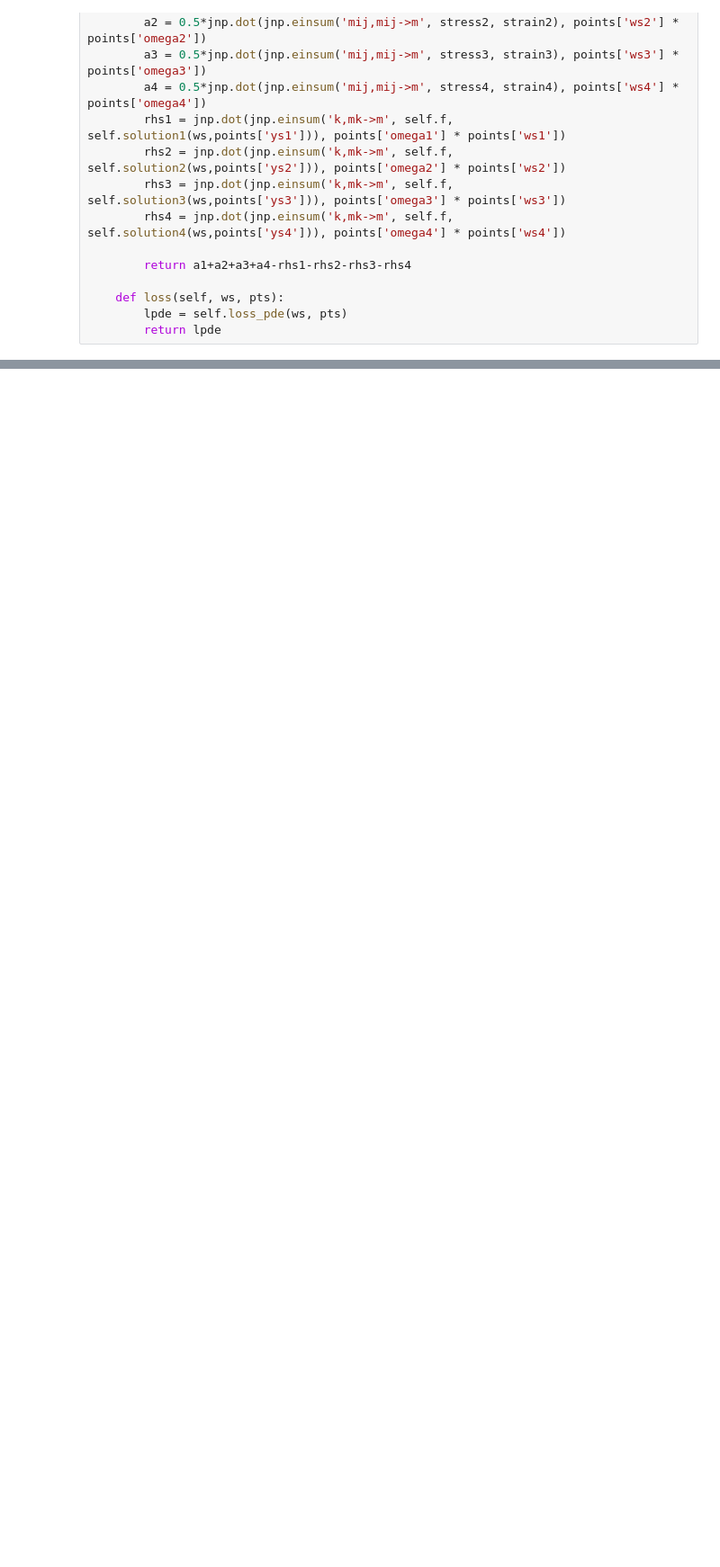
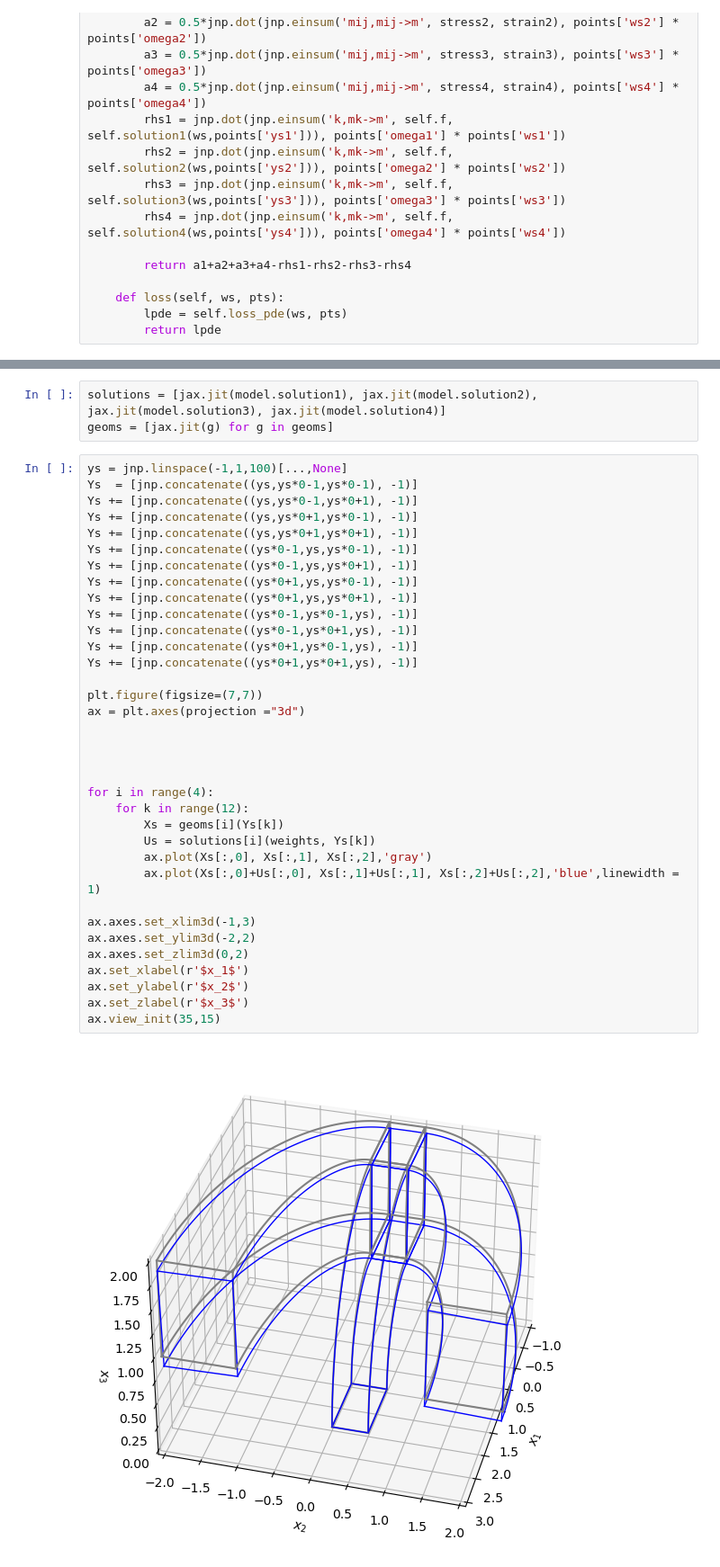
Before and after one commit to ion-g-ion/PINNs, a Jupyter notebook: elastostatics_3d.ipynb, the cells around one changed output, grey strips where cells are left out. Shown at 90% size. Saved outputs shown, nothing was run; the diff lists cells and outputs as text; blank space fills up the shorter version.

```diff
--- a/elastostatics_3d.ipynb
+++ b/elastostatics_3d.ipynb
@@ -593,0 +542,40 @@ model.weights_unravel(w0)
+# %%
+solutions = [jax.jit(model.solution1), jax.jit(model.solution2), jax.jit(model.solution3), jax.jit(model.solution4)]
+geoms = [jax.jit(g) for g in geoms]
+# %%
+ys = jnp.linspace(-1,1,100)[...,None]
+Ys  = [jnp.concatenate((ys,ys*0-1,ys*0-1), -1)]
+Ys += [jnp.concatenate((ys,ys*0-1,ys*0+1), -1)]
+Ys += [jnp.concatenate((ys,ys*0+1,ys*0-1), -1)]
+Ys += [jnp.concatenate((ys,ys*0+1,ys*0+1), -1)]
+Ys += [jnp.concatenate((ys*0-1,ys,ys*0-1), -1)]
+Ys += [jnp.concatenate((ys*0-1,ys,ys*0+1), -1)]
+Ys += [jnp.concatenate((ys*0+1,ys,ys*0-1), -1)]
+Ys += [jnp.concatenate((ys*0+1,ys,ys*0+1), -1)]
+Ys += [jnp.concatenate((ys*0-1,ys*0-1,ys), -1)]
+Ys += [jnp.concatenate((ys*0-1,ys*0+1,ys), -1)]
+Ys += [jnp.concatenate((ys*0+1,ys*0-1,ys), -1)]
+Ys += [jnp.concatenate((ys*0+1,ys*0+1,ys), -1)]
+
+plt.figure(figsize=(7,7))
+ax = plt.axes(projection ="3d")
+
+
+
+
+for i in range(4):
+    for k in range(12):
+        Xs = geoms[i](Ys[k])
+        Us = solutions[i](weights, Ys[k])
+        ax.plot(Xs[:,0], Xs[:,1], Xs[:,2],'gray')
+        ax.plot(Xs[:,0]+Us[:,0], Xs[:,1]+Us[:,1], Xs[:,2]+Us[:,2],'blue',linewidth = 1)
+
+ax.axes.set_xlim3d(-1,3)
+ax.axes.set_ylim3d(-2,2)
+ax.axes.set_zlim3d(0,2)
+ax.set_xlabel(r'$x_1$')
+ax.set_ylabel(r'$x_2$')
+ax.set_zlabel(r'$x_3$')
+ax.view_init(35,15)
+# %% [output]
+[figure, added]
```
Also changed, not shown: parts of 15 cells of this notebook, 2 other files.
